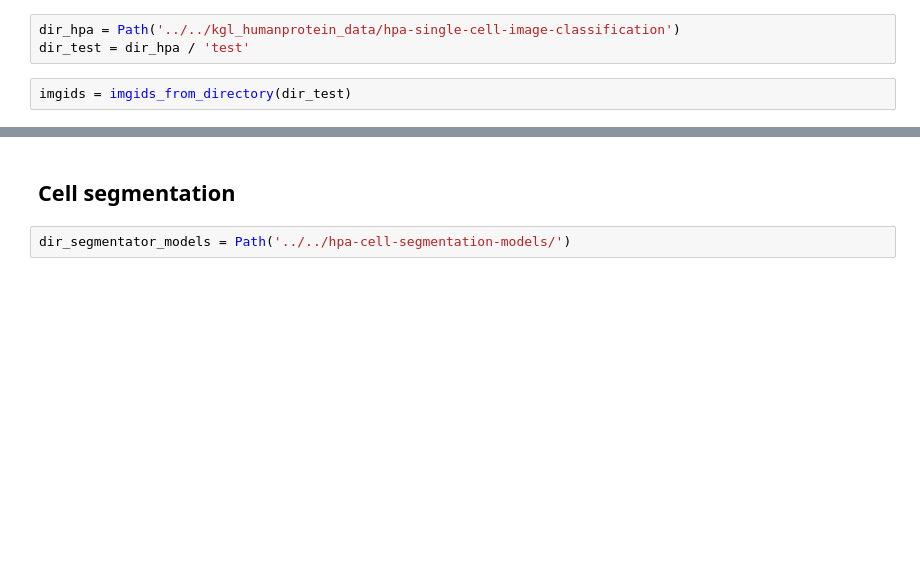
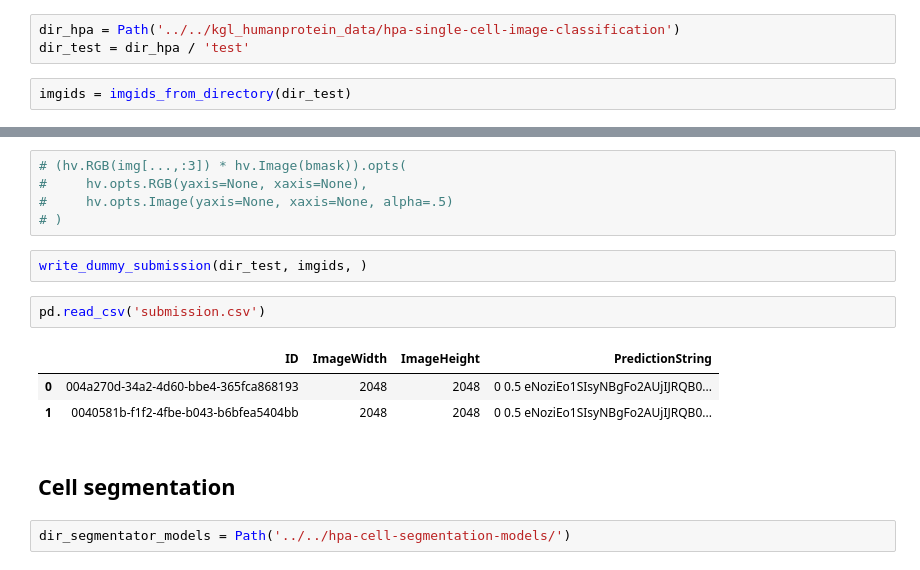
Before and after one commit to qAp/kgl_humanprotein, a Jupyter notebook: nbs/08_run.test.ipynb, the cells around one changed output, grey strips where cells are left out. Drawn from its saved outputs; the diff is of its cells as text; blank space fills up the shorter version.

Commit message:
Write a simple, dummy submission file
Motivation being to find out why submission keeps
failing.

```diff
--- a/nbs/08_run.test.ipynb
+++ b/nbs/08_run.test.ipynb
@@ -51,3 +87,16 @@ imgids = imgids_from_directory(dir_test)
+# %%
+# (hv.RGB(img[...,:3]) * hv.Image(bmask)).opts(
+#     hv.opts.RGB(yaxis=None, xaxis=None),
+#     hv.opts.Image(yaxis=None, xaxis=None, alpha=.5)
+# )
+# %%
+write_dummy_submission(dir_test, imgids, )
+# %%
+pd.read_csv('submission.csv')
+# %% [output]
+|  | ID | ImageWidth | ImageHeight | PredictionString |
+| 0 | 004a270d-34a2-4d60-bbe4-365fca868193 | 2048 | 2048 | 0 0.5 eNoziEo1SIsyNBgFo2AUjIJRQB0... |
+| 1 | 0040581b-f1f2-4fbe-b043-b6bfea5404bb | 2048 | 2048 | 0 0.5 eNoziEo1SIsyNBgFo2AUjIJRQB0... |
 # %% [markdown]
 ## Cell segmentation
 # %%
```
Also changed, not shown: parts of 3 cells of this notebook, 1 other file.
